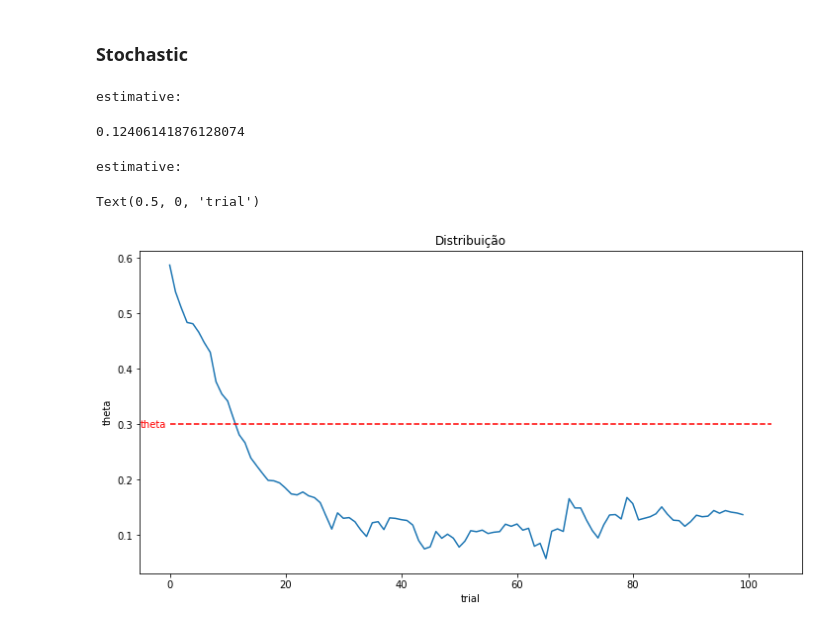
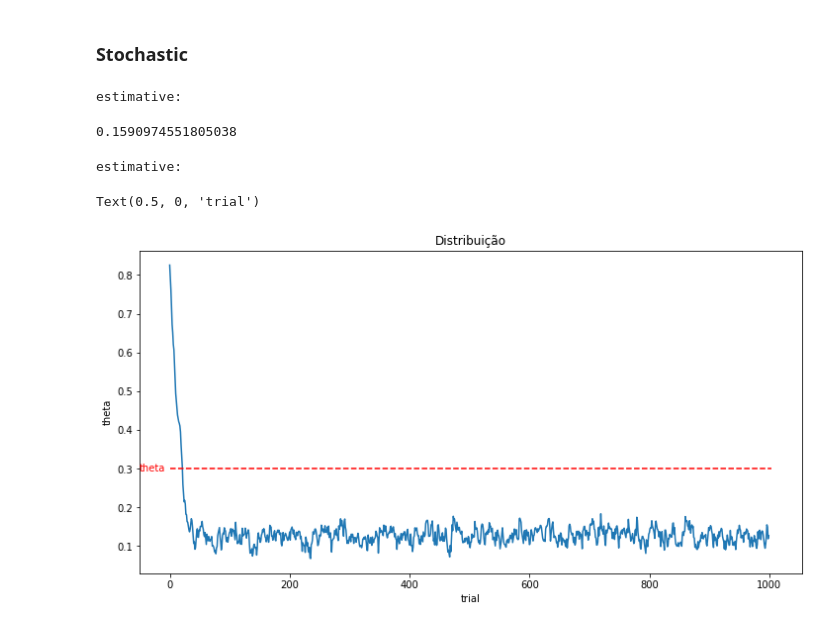
Before and after one commit to guialba/RL, a Jupyter notebook: Gridworld/experiment gradient descent.ipynb, the cells around one changed output. Drawn from its saved outputs; the diff is of its cells as text; code cells hidden in the pictures.

```diff
--- a/Gridworld/experiment gradient descent.ipynb
+++ b/Gridworld/experiment gradient descent.ipynb
@@ -201,0 +242,27 @@ plotActionStateValue(g.Q, g, ax=ax)
+# %%
+import matplotlib.pyplot as plt
+
+def GradientDescent(E, S, param=None, learning_rate=.0001, max_trials=1000):
+    if param is None:
+        param = random.random()
+    for _ in range(max_trials):
+        # print(f'param: {param}')
+        param = param + learning_rate * get_eg_from_theta(E, [[param for _ in S]]*2)
+        yield param
+
+theta = .3
+E = generateTrajetory(*generateTheta(g.S, psis=[[theta for _ in g.S]]*2), g, 20)
+
+fig, axs = plt.subplots(1,1, figsize=(12,6))
+
+y = [p for p in GradientDescent(E, g.S)]
+x = range(len(y))
+m = len(y)
+
+print("Estimative: ", y[-1])
+axs.plot(x, y)
+axs.plot(range(m+5), [theta for _ in range(m+5)], color='red', linestyle='dashed')
+axs.text(-50, theta-.006, 'theta', color='red')
+axs.set_title(f'Distribuição')
+axs.set_ylabel('theta')
+axs.set_xlabel('trial')
@@ -232,47 +305,47 @@ def GradientDescent(Es, S, param=None, learning_rate=.001, max_trials=50):
         param = param + learning_rate * get_eg_from_theta(random.choice(Es), [[param for _ in S]]*2)
     return  param
 
-
-n = 100
+theta = .3
+n = 1000
 size_range = (10, 50)
-Es = [generateTrajetory(*generateTheta(g.S, psis=[[.3 for _ in g.S]]*2), g, random.randrange(*size_range)) for _ in range(n)]
+Es = [generateTrajetory(*generateTheta(g.S, psis=[[theta for _ in g.S]]*2), g, random.randrange(*size_range)) for _ in range(n)]
 print('estimative: ')
 GradientDescent(Es, g.S)
 # %% [output]
 estimative:
-0.12406141876128074
+0.1590974551805038
 # %%
 import matplotlib.pyplot as plt
 
 def GradientDescent(Es, S, param=None, learning_rate=.001, max_trials=100):
     if param is None:
         param = random.random()
     for _ in range(max_trials):
         # print(f'param: {param}')
         param = param + learning_rate * get_eg_from_theta(random.choice(Es), [[param for _ in S]]*2)
         yield  param
 
 theta = .3
-n = 100
+n = 1000
 size_range = (10, 50)
 Es = [generateTrajetory(*generateTheta(g.S, psis=[[theta for _ in g.S]]*2), g, random.randrange(*size_range)) for _ in range(n)]
 print('estimative: ')
 
 
 
 fig, axs = plt.subplots(1,1, figsize=(12,6))
 
-y = [p for p in GradientDescent(Es, g.S)]
+y = [p for p in GradientDescent(Es, g.S, max_trials=n)]
 x = range(len(y))
 m = len(y)
 
 axs.plot(x, y)
 axs.plot(range(m+5), [theta for _ in range(m+5)], color='red', linestyle='dashed')
-axs.text(-5, theta-.006, 'theta', color='red')
+axs.text(n*-.05, theta-.006, 'theta', color='red')
 axs.set_title(f'Distribuição')
 axs.set_ylabel('theta')
 axs.set_xlabel('trial')
 # %% [output]
 estimative:
 Text(0.5, 0, 'trial')
-[figure, old version]
+[figure, new version]
```
Also changed, not shown: parts of 13 cells of this notebook, 1 other file.
